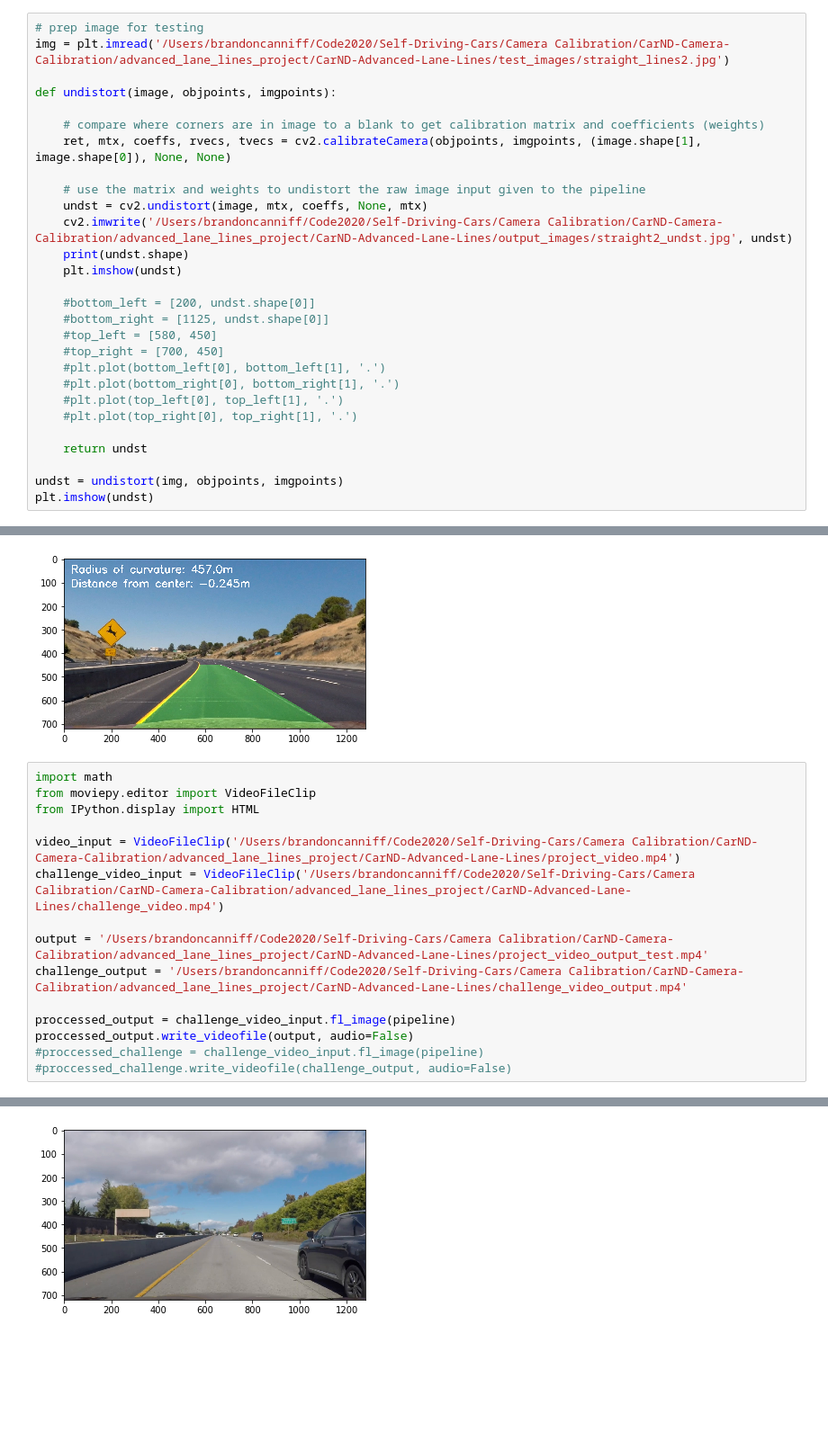
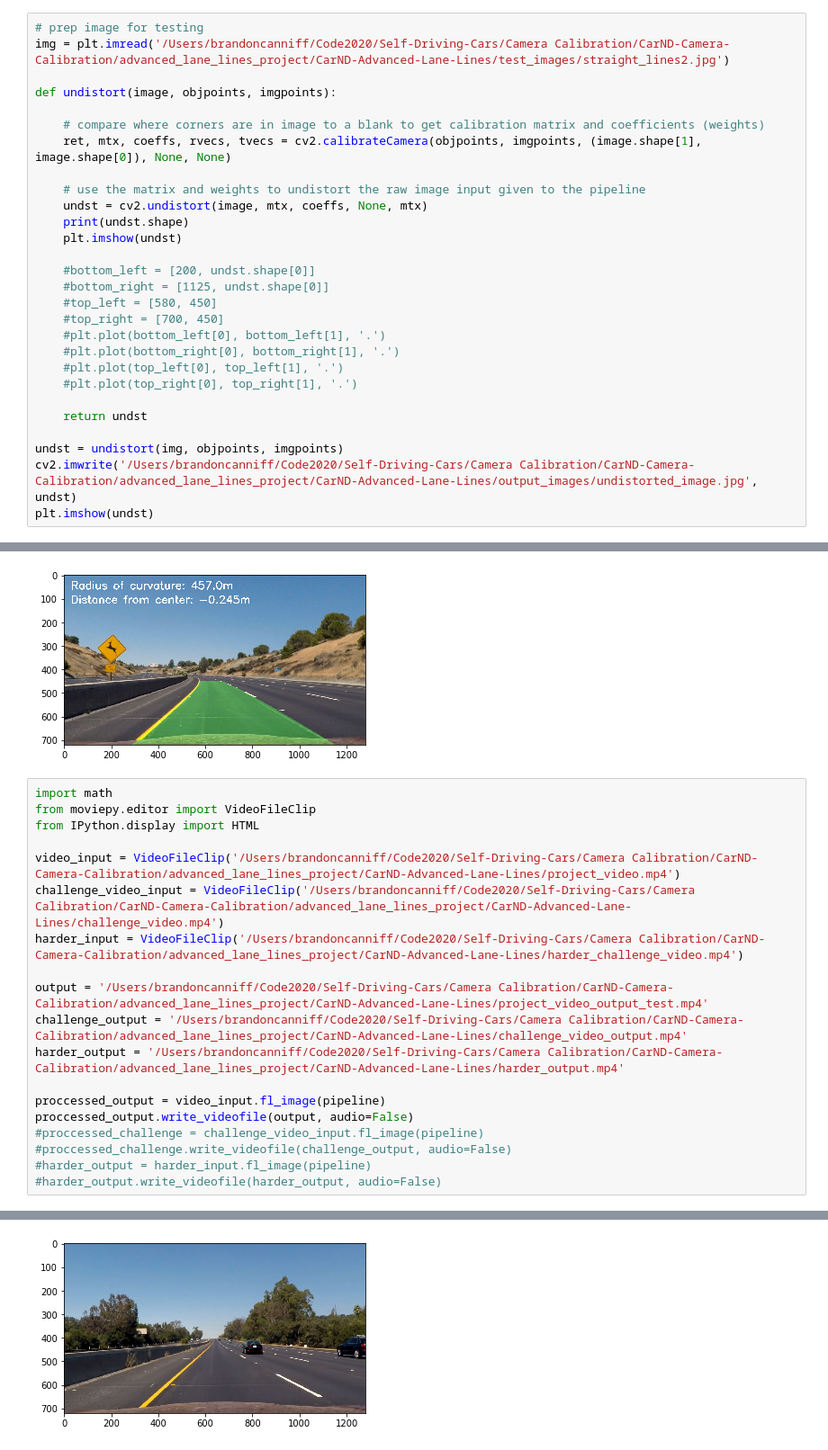
Before and after one commit to gobrando/CarND-Camera-Calibration, a Jupyter notebook: advanced_lane_lines_project/CarND-Advanced-Lane-Lines/lane_detection.ipynb, the cells around one changed output, grey strips where cells are left out. Shown at 90% size. Cells and saved outputs as stored; diff of their text form; blank space fills up the shorter version.

Commit message:
finalize pipeline and readme

```diff
--- a/advanced_lane_lines_project/CarND-Advanced-Lane-Lines/lane_detection.ipynb
+++ b/advanced_lane_lines_project/CarND-Advanced-Lane-Lines/lane_detection.ipynb
@@ -48,7 +48,6 @@ def undistort(image, objpoints, imgpoints):
 
     # use the matrix and weights to undistort the raw image input given to the pipeline
     undst = cv2.undistort(image, mtx, coeffs, None, mtx)
-    cv2.imwrite('/Users/brandoncanniff/Code2020/Self-Driving-Cars/Camera Calibration/CarND-Camera-Calibration/advanced_lane_lines_project/CarND-Advanced-Lane-Lines/output_images/straight2_undst.jpg', undst)
     print(undst.shape)
     plt.imshow(undst)
 
@@ -64,6 +63,7 @@ def undistort(image, objpoints, imgpoints):
     return undst
 
 undst = undistort(img, objpoints, imgpoints)
+cv2.imwrite('/Users/brandoncanniff/Code2020/Self-Driving-Cars/Camera Calibration/CarND-Camera-Calibration/advanced_lane_lines_project/CarND-Advanced-Lane-Lines/output_images/undistorted_image.jpg', undst)
 plt.imshow(undst)
 # %% [output]
 (720, 1280, 3)
@@ -611,12 +613,16 @@ from IPython.display import HTML
 
 video_input = VideoFileClip('/Users/brandoncanniff/Code2020/Self-Driving-Cars/Camera Calibration/CarND-Camera-Calibration/advanced_lane_lines_project/CarND-Advanced-Lane-Lines/project_video.mp4')
 challenge_video_input = VideoFileClip('/Users/brandoncanniff/Code2020/Self-Driving-Cars/Camera Calibration/CarND-Camera-Calibration/advanced_lane_lines_project/CarND-Advanced-Lane-Lines/challenge_video.mp4')
+harder_input = VideoFileClip('/Users/brandoncanniff/Code2020/Self-Driving-Cars/Camera Calibration/CarND-Camera-Calibration/advanced_lane_lines_project/CarND-Advanced-Lane-Lines/harder_challenge_video.mp4')
 
 output = '/Users/brandoncanniff/Code2020/Self-Driving-Cars/Camera Calibration/CarND-Camera-Calibration/advanced_lane_lines_project/CarND-Advanced-Lane-Lines/project_video_output_test.mp4'
 challenge_output = '/Users/brandoncanniff/Code2020/Self-Driving-Cars/Camera Calibration/CarND-Camera-Calibration/advanced_lane_lines_project/CarND-Advanced-Lane-Lines/challenge_video_output.mp4'
+harder_output = '/Users/brandoncanniff/Code2020/Self-Driving-Cars/Camera Calibration/CarND-Camera-Calibration/advanced_lane_lines_project/CarND-Advanced-Lane-Lines/harder_output.mp4'
 
-proccessed_output = challenge_video_input.fl_image(pipeline)
+proccessed_output = video_input.fl_image(pipeline)
 proccessed_output.write_videofile(output, audio=False)
 #proccessed_challenge = challenge_video_input.fl_image(pipeline)
 #proccessed_challenge.write_videofile(challenge_output, audio=False)
+#harder_output = harder_input.fl_image(pipeline)
+#harder_output.write_videofile(harder_output, audio=False)
 # %% [output]
@@ -623,4 +630,4 @@ proccessed_output.write_videofile(output, audio=False)
 (720, 1280, 3)
 Moviepy - Done !
 Moviepy - video ready /Users/brandoncanniff/Code2020/Self-Driving-Cars/Camera Calibration/CarND-Camera-Calibration/advanced_lane_lines_project/CarND-Advanced-Lane-Lines/project_video_output_test.mp4
-[figure, old version]
+[figure, new version]
```
Also changed, not shown: parts of 10 cells of this notebook, 18 other files.
